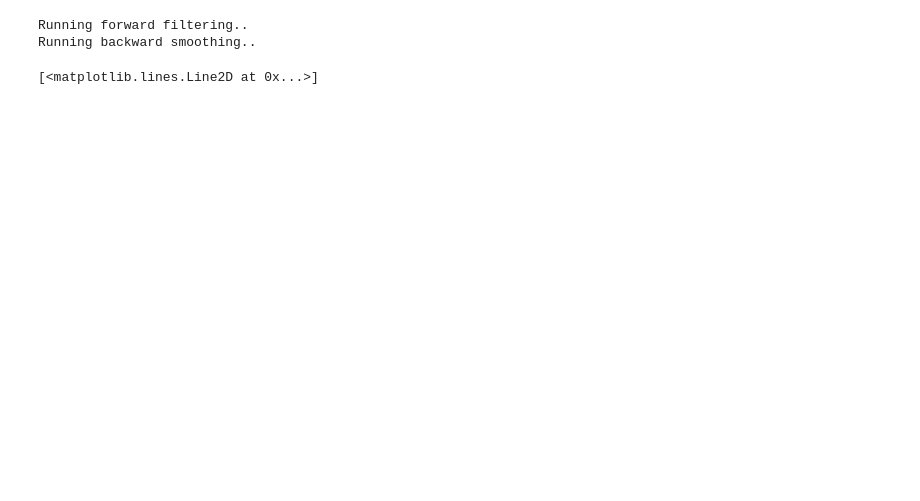
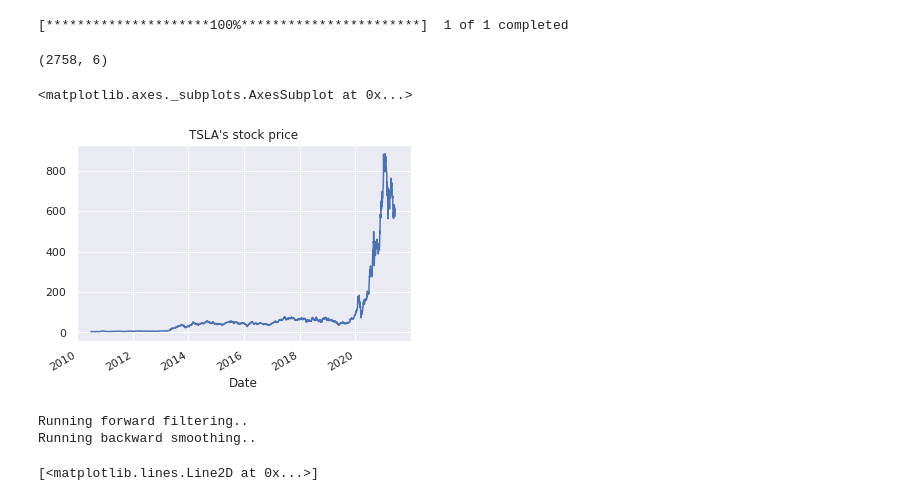
Before and after one commit to AVoss84/tsa_projects, a Jupyter notebook: local_level_model.ipynb, the cells around one changed output. Saved outputs shown, nothing was run; the diff lists cells and outputs as text; code cells hidden in the pictures; blank space fills up the shorter version.

```diff
--- a/local_level_model.ipynb
+++ b/local_level_model.ipynb
@@ -52,3 +70,16 @@ plt.show()
+# %%
+y_df = yf.download('TSLA')
+# %% [output]
+[*********************100%***********************]  1 of 1 completed
+# %%
+print(y_df.shape)
+#ticker = yf.Ticker('TSLA')               # alternative to yf.download()
+#tsla_df = ticker.history(period="max")
+y_df['Close'].plot(title="TSLA's stock price")
+# %% [output]
+(2758, 6)
+<matplotlib.axes._subplots.AxesSubplot at 0x...>
+[figure, added]
 # %%
 from scipy.stats import norm, gamma
 
```
Also changed, not shown: parts of 17 cells of this notebook.
